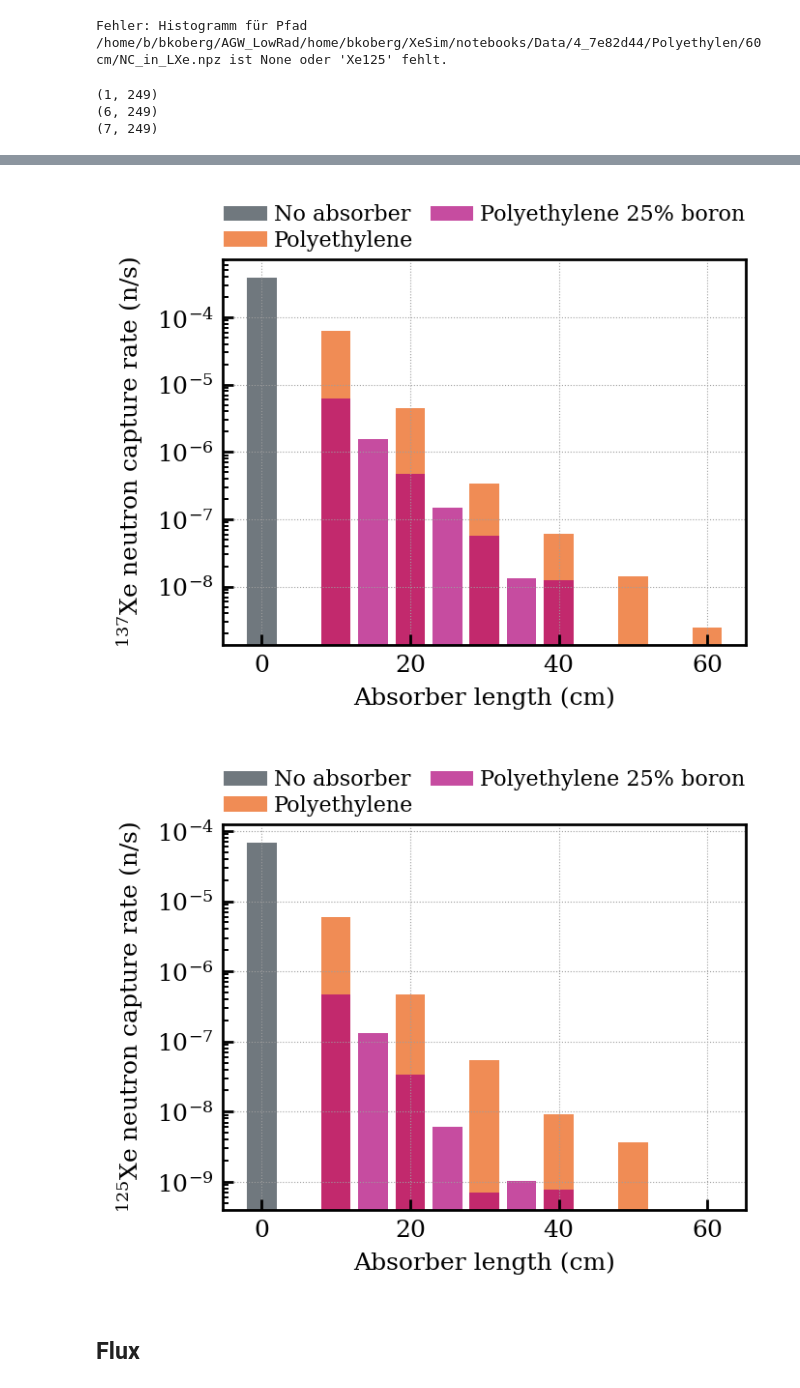
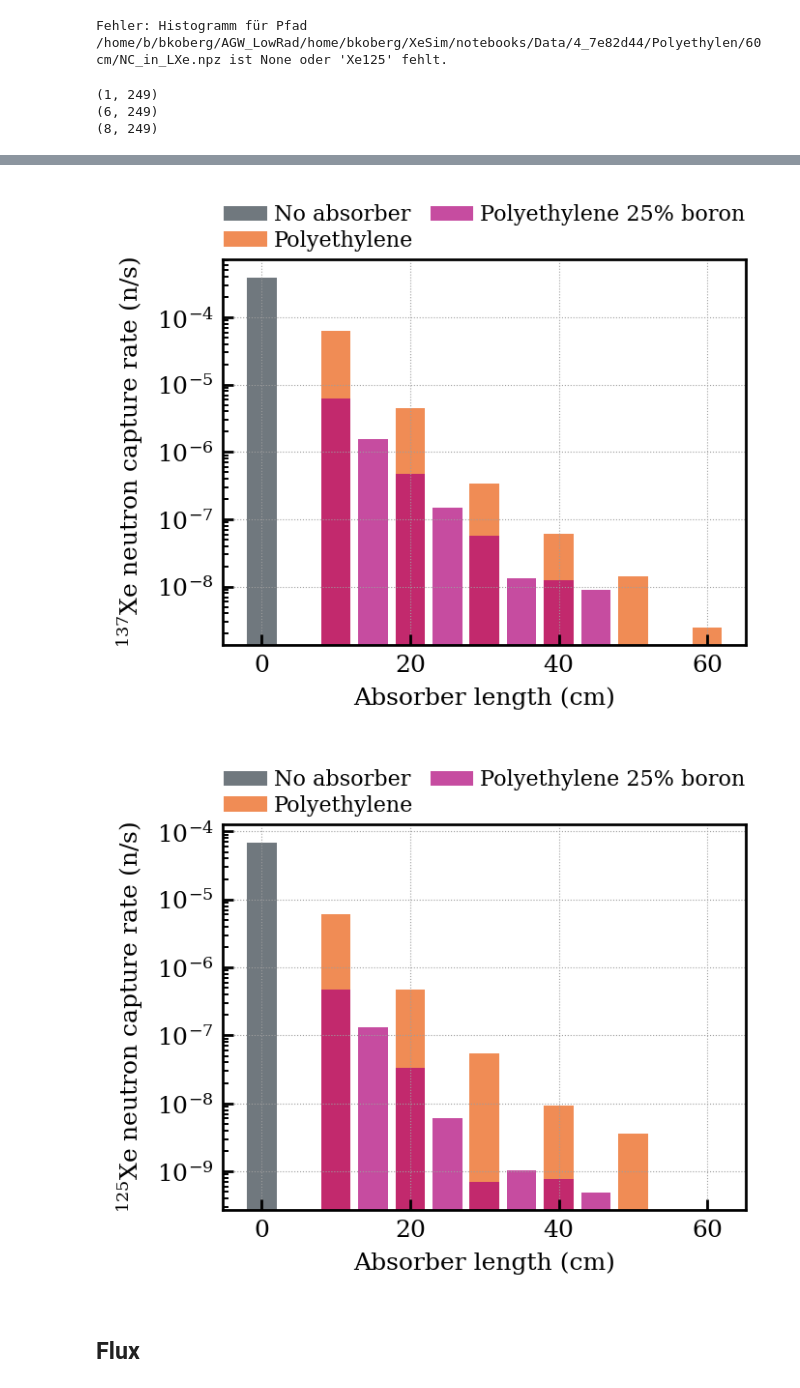
Before and after one commit to B-Koberg/XeSim, a Jupyter notebook: notebooks/Analysis_Plots.ipynb, the cells around one changed output, grey strips where cells are left out. Drawn from its saved outputs; the diff is of its cells as text; code cells hidden in the pictures.

```diff
--- a/notebooks/Analysis_Plots.ipynb
+++ b/notebooks/Analysis_Plots.ipynb
@@ -425,7 +425,7 @@ Gesamtanzahl Events: 866,821
 # %%
 path_Version = "4_7e82d44"
 path_Materials = ["NoAbsorber", 'Polyethylen', 'Polyethylen25']  # NoAbsorber
-path_lengths = [["10cm"], ['10cm', '20cm', '30cm', '40cm', '50cm', '60cm'], ['10cm','15cm', '20cm','25cm', '30cm','35cm', '40cm']]
+path_lengths = [["10cm"], ['10cm', '20cm', '30cm', '40cm', '50cm', '60cm'], ['10cm','15cm', '20cm','25cm', '30cm','35cm', '40cm','45cm']]
 
 paths = []
 for material, lengths in zip(path_Materials, path_lengths):
@@ -497,7 +497,7 @@ for i in range(len(paths)):
 # %% [output]
 (1, 249)
 (6, 249)
-(7, 249)
+(8, 249)
 # %%
 # Normiert die histogramme auf die simulierte anzahl an neutronen
 histograms_comb_normalized = [[None for _ in range(len(hist_comb[i]))] for i in range(len(hist_comb))]
@@ -567,7 +567,7 @@ for i in range(len(histograms_xe125_normalized)):
 #     #plt.savefig(f"/home/b/bkoberg/AGW_LowRad/home/bkoberg/XeSim/notebooks/Pictures/{path_Version}/all/comparison.pdf")
 #     plt.show()
 # %%
-x = [[0],[10,20,30,40,50,60], [10,15,20,25,30,35,40]]
+x = [[0],[10,20,30,40,50,60], [10,15,20,25,30,35,40,45]]
 y_comb_rate = [[sum(histograms_comb_rate[i][j]) for j in range(len(histograms_comb_rate[i]))] for i in range(len(histograms_comb_rate))]
 y_xe137_rate = [[sum(histograms_xe137_rate[i][j]) for j in range(len(histograms_xe137_rate[i]))] for i in range(len(histograms_xe137_rate))]
 y_xe125_rate = [[sum(histograms_xe125_rate[i][j]) for j in range(len(histograms_xe125_rate[i]))] for i in range(len(histograms_xe125_rate))]
@@ -593,5 +593,5 @@ for j,vals in enumerate([y_comb_rate,y_xe137_rate,y_xe125_rate]):
-[figure, old version]
+[figure, new version]
-[figure, old version]
+[figure, new version]
 # %% [markdown]
 ## Flux
 # %%
```
Also changed, not shown: parts of 5 cells of this notebook, 23 other files.
